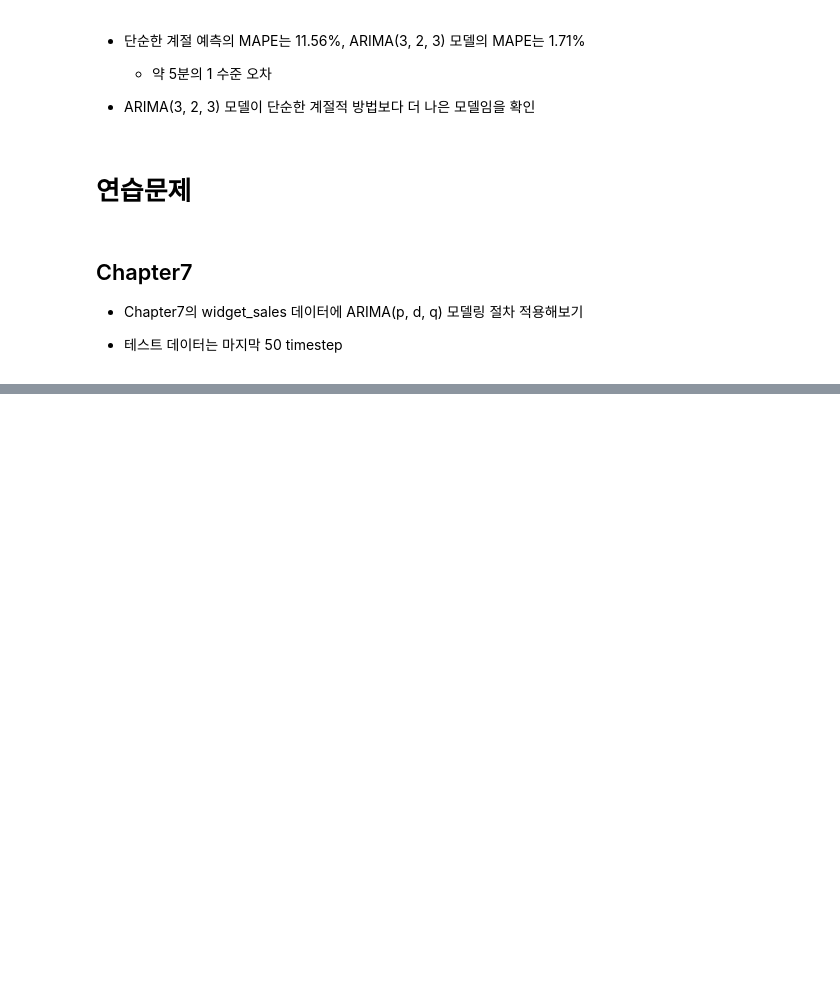
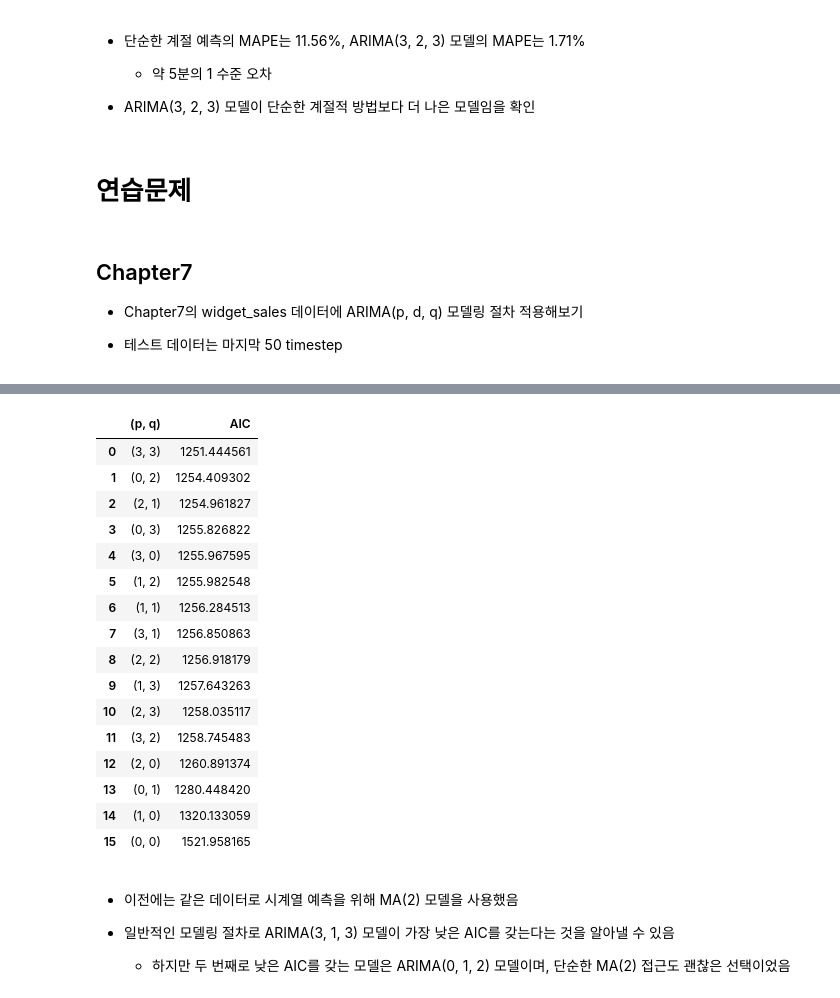
Before and after one commit to mygithub05253/EST-CAMP-AI-Quant, a Jupyter notebook: learning/05-time-series/10.비정상시계열예측.ipynb, the cells around one changed output, grey strips where cells are left out. Saved outputs shown, nothing was run; the diff lists cells and outputs as text; code cells hidden in the pictures; blank space fills up the shorter version.

```diff
--- a/learning/05-time-series/10.비정상시계열예측.ipynb
+++ b/learning/05-time-series/10.비정상시계열예측.ipynb
@@ -403,0 +475,7 @@ plt.show()
+# %%
+ps = range(0, 4, 1)
+qs = range(0, 4, 1)
+d = 1
+
+order_list = list(product(ps, qs))
+order_list
@@ -403,0 +499,26 @@ plt.show()
+# %%
+result_df = optimize_ARIMA(train, order_list, d)
+result_df
+# %% [output]
+|  | (p, q) | AIC |
+| 0 | (3, 3) | 1251.444561 |
+| 1 | (0, 2) | 1254.409302 |
+| 2 | (2, 1) | 1254.961827 |
+| 3 | (0, 3) | 1255.826822 |
+| 4 | (3, 0) | 1255.967595 |
+| 5 | (1, 2) | 1255.982548 |
+| 6 | (1, 1) | 1256.284513 |
+| 7 | (3, 1) | 1256.850863 |
+| 8 | (2, 2) | 1256.918179 |
+| 9 | (1, 3) | 1257.643263 |
+| 10 | (2, 3) | 1258.035117 |
+| 11 | (3, 2) | 1258.745483 |
+| 12 | (2, 0) | 1260.891374 |
+| 13 | (0, 1) | 1280.448420 |
+| 14 | (1, 0) | 1320.133059 |
+| 15 | (0, 0) | 1521.958165 |
+# %% [markdown]
+- 이전에는 같은 데이터로 시계열 예측을 위해 MA(2) 모델을 사용했음
+
+- 일반적인 모델링 절차로 ARIMA(3, 1, 3) 모델이 가장 낮은 AIC를 갖는다는 것을 알아낼 수 있음
+    - 하지만 두 번째로 낮은 AIC를 갖는 모델은 ARIMA(0, 1, 2) 모델이며, 단순한 MA(2) 접근도 괜찮은 선택이었음
```
Also changed, not shown: parts of 27 cells of this notebook, 22 other files.
